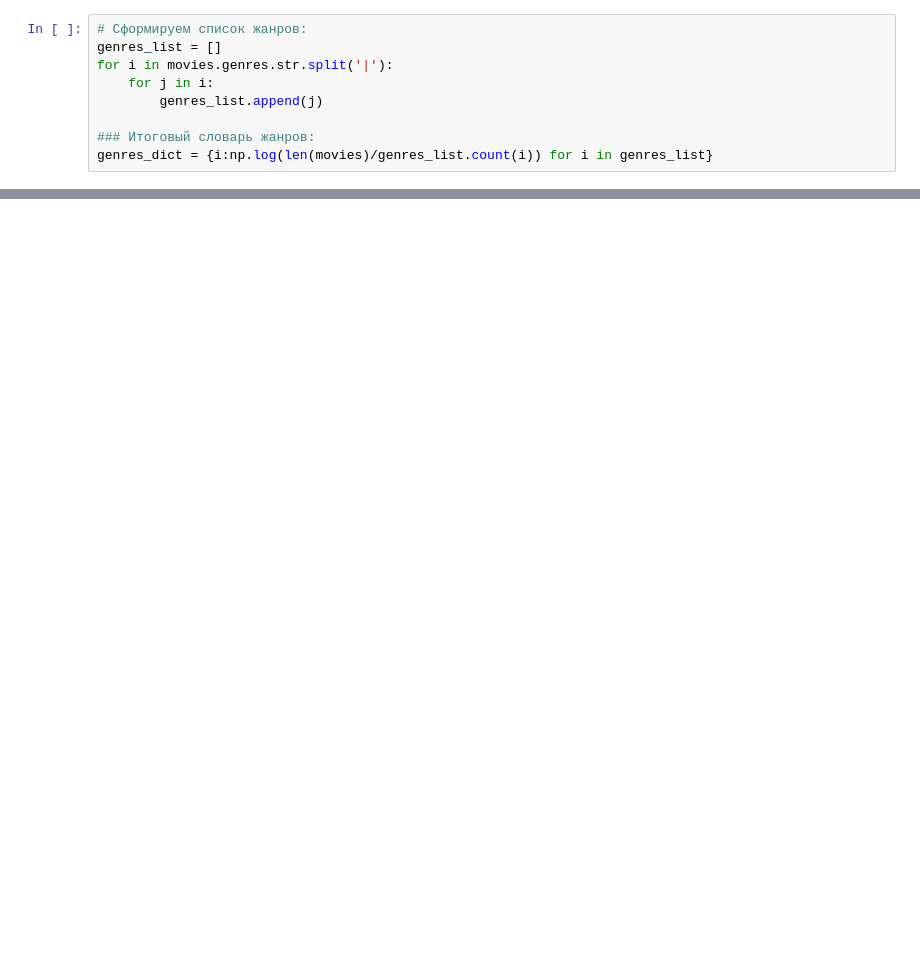
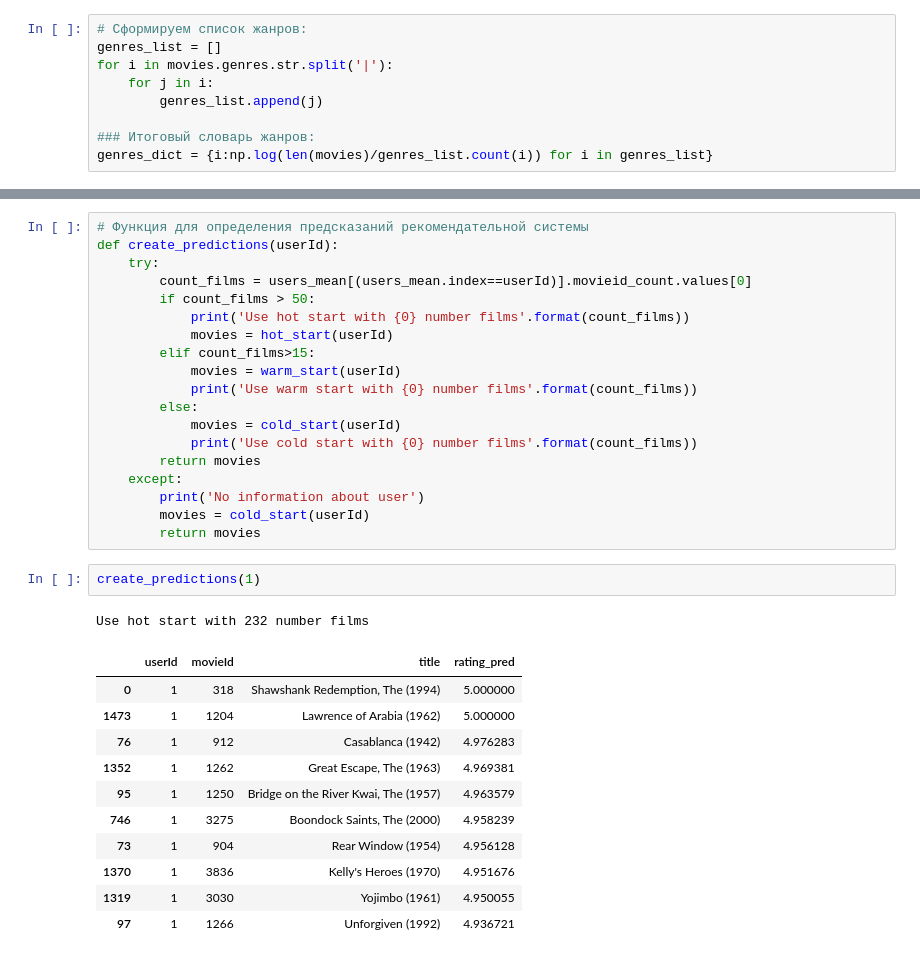
Before and after one commit to kianya/recomend_systems, a Jupyter notebook: homework-3-hybrid.ipynb, the cells around one changed output, grey strips where cells are left out. Drawn from its saved outputs; the diff is of its cells as text; blank space fills up the shorter version.

```diff
--- a/homework-3-hybrid.ipynb
+++ b/homework-3-hybrid.ipynb
@@ -188,0 +354,34 @@ mean_squared_error(predictions, y_test)
+# %%
+# Функция для определения предсказаний рекомендательной системы
+def create_predictions(userId):
+    try:
+        count_films = users_mean[(users_mean.index==userId)].movieid_count.values[0]
+        if count_films > 50:
+            print('Use hot start with {0} number films'.format(count_films))
+            movies = hot_start(userId)
+        elif count_films>15:
+            movies = warm_start(userId)
+            print('Use warm start with {0} number films'.format(count_films))
+        else:
+            movies = cold_start(userId)
+            print('Use cold start with {0} number films'.format(count_films))
+        return movies
+    except:
+        print('No information about user')
+        movies = cold_start(userId)
+        return movies
+# %%
+create_predictions(1)
+# %% [output]
+Use hot start with 232 number films
+|  | userId | movieId | title | rating_pred |
+| 0 | 1 | 318 | Shawshank Redemption, The (1994) | 5.000000 |
+| 1473 | 1 | 1204 | Lawrence of Arabia (1962) | 5.000000 |
+| 76 | 1 | 912 | Casablanca (1942) | 4.976283 |
+| 1352 | 1 | 1262 | Great Escape, The (1963) | 4.969381 |
+| 95 | 1 | 1250 | Bridge on the River Kwai, The (1957) | 4.963579 |
+| 746 | 1 | 3275 | Boondock Saints, The (2000) | 4.958239 |
+| 73 | 1 | 904 | Rear Window (1954) | 4.956128 |
+| 1370 | 1 | 3836 | Kelly's Heroes (1970) | 4.951676 |
+| 1319 | 1 | 3030 | Yojimbo (1961) | 4.950055 |
+| 97 | 1 | 1266 | Unforgiven (1992) | 4.936721 |
```
Also changed, not shown: parts of 58 cells of this notebook.
